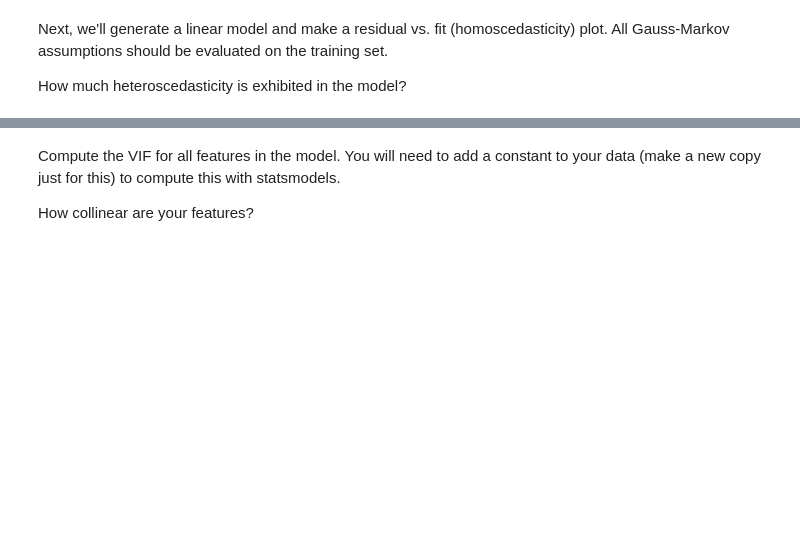
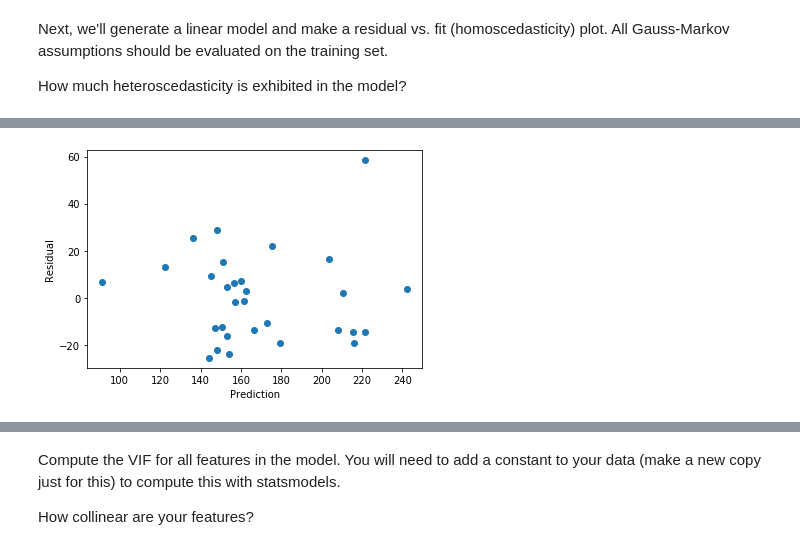
Before and after one commit to jhl126/Thinkful_work, a Jupyter notebook: Thinkful/8-31-20pair_work/Day 26 Lecture 2 Assignment.ipynb, the cells around one changed output, grey strips where cells are left out. Cells and saved outputs as stored; diff of their text form; code cells hidden in the pictures; blank space fills up the shorter version.

```diff
--- a/Thinkful/8-31-20pair_work/Day 26 Lecture 2 Assignment.ipynb
+++ b/Thinkful/8-31-20pair_work/Day 26 Lecture 2 Assignment.ipynb
@@ -68,4 +99,7 @@ Next, we'll generate a linear model and make a residual vs. fit (homoscedasticit
 
 How much heteroscedasticity is exhibited in the model?
 # %%
-#answer below:
+# answer below:
+model = LinearRegression()
+
+model.fit(X_train, y_train)
@@ -71,0 +118,3 @@ How much heteroscedasticity is exhibited in the model?
+# %%
+y_pred = model.predict(X_train)
+error = y_pred - y_train
@@ -71,0 +129,7 @@ How much heteroscedasticity is exhibited in the model?
+# %%
+plt.scatter(y_pred, error)
+plt.xlabel("Prediction")
+plt.ylabel("Residual")
+plt.show()
+# %% [output]
+[figure, added]
```
Also changed, not shown: parts of 14 cells of this notebook.
